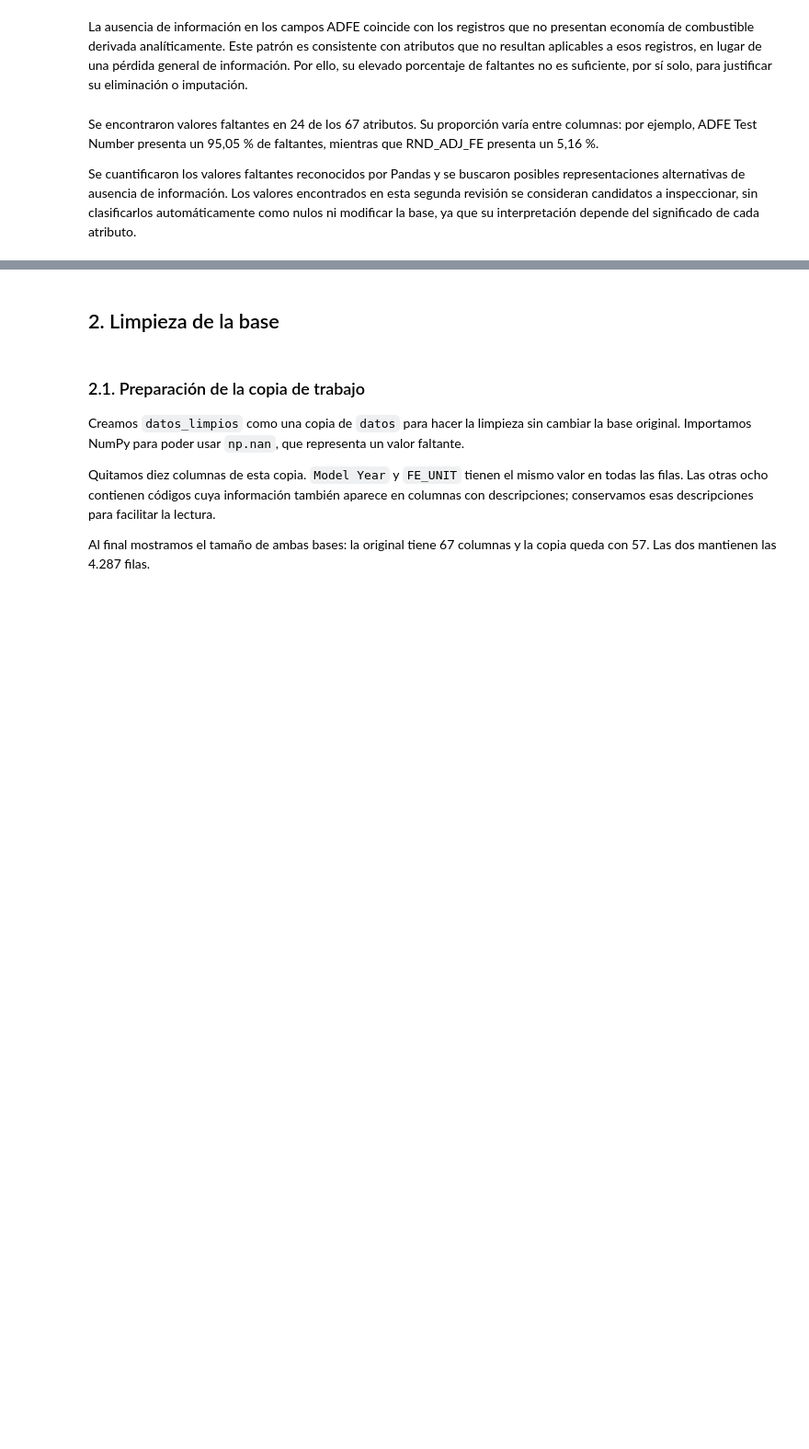
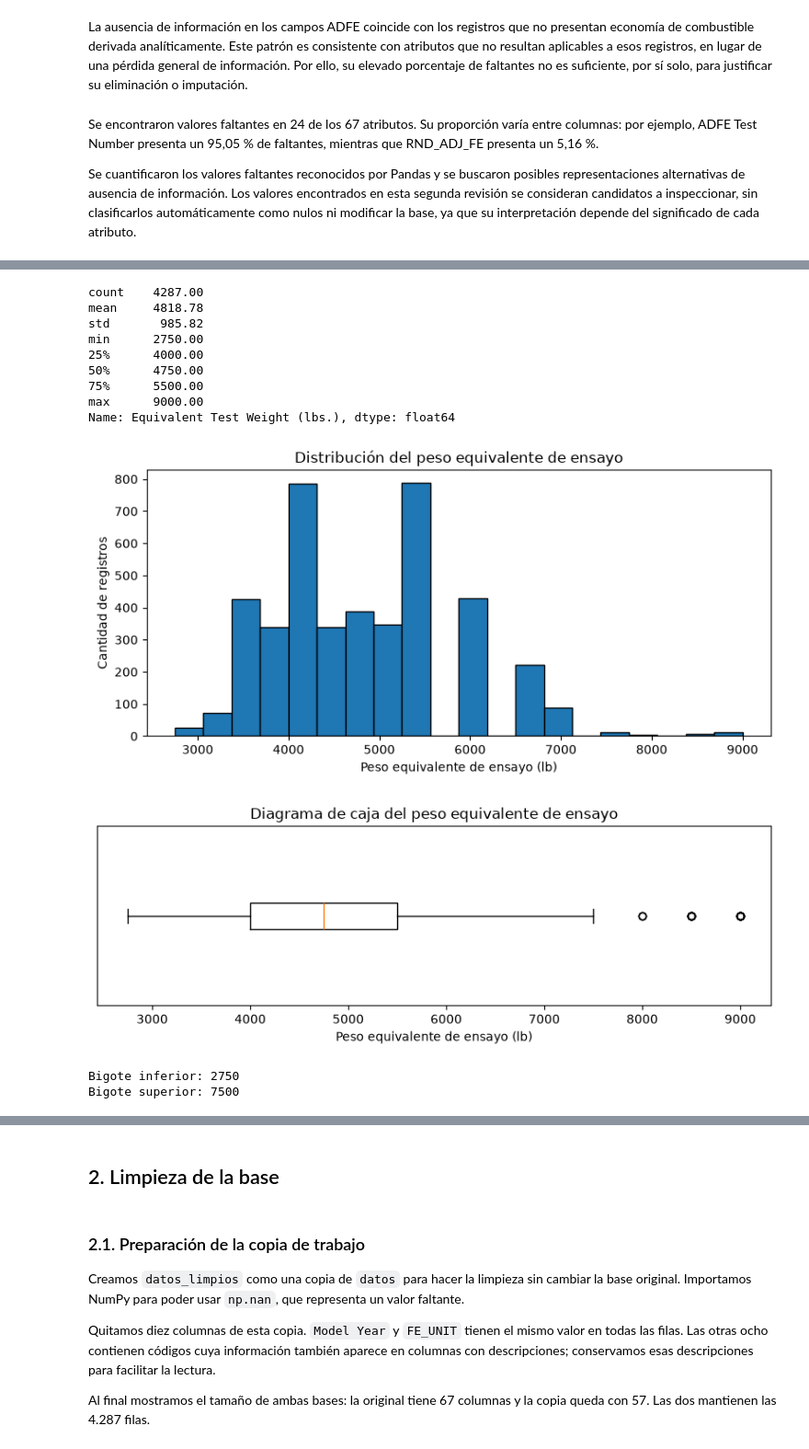
Before and after one commit to rodrigo1git/TPE-Fundamentos-de-Ciencia-de-Datos, a Jupyter notebook: TPE.ipynb, the cells around one changed output, grey strips where cells are left out. Shown at 92% size. Cells and saved outputs as stored; diff of their text form; code cells hidden in the pictures; blank space fills up the shorter version.

```diff
--- a/TPE.ipynb
+++ b/TPE.ipynb
@@ -1268,0 +394,50 @@ No se reemplazaron valores ni se eliminaron filas o columnas de `datos`. La hip
+# %%
+peso = datos["Equivalent Test Weight (lbs.)"].dropna()
+
+display(peso.describe().round(2))
+
+plt.figure(figsize=(8, 4))
+plt.hist(peso, bins=20, edgecolor="black")
+plt.title("Distribución del peso equivalente de ensayo")
+plt.xlabel("Peso equivalente de ensayo (lb)")
+plt.ylabel("Cantidad de registros")
+plt.tight_layout()
+plt.show()
+
+plt.figure(figsize=(8, 3))
+plt.boxplot(peso, orientation="horizontal", whis=1.5)
+plt.title("Diagrama de caja del peso equivalente de ensayo")
+plt.xlabel("Peso equivalente de ensayo (lb)")
+plt.yticks([])
+plt.tight_layout()
+plt.show()
+
+columna = "Equivalent Test Weight (lbs.)"
+valores = datos[columna].dropna()
+
+q1 = valores.quantile(0.25)
+q3 = valores.quantile(0.75)
+iqr = q3 - q1
+
+limite_inferior = q1 - 1.5 * iqr
+limite_superior = q3 + 1.5 * iqr
+
+bigote_inferior = valores[valores >= limite_inferior].min()
+bigote_superior = valores[valores <= limite_superior].max()
+
+print("Bigote inferior:", bigote_inferior)
+print("Bigote superior:", bigote_superior)
+# %% [output]
+count    4287.00
+mean     4818.78
+std       985.82
+min      2750.00
+25%      4000.00
+50%      4750.00
+75%      5500.00
+max      9000.00
+Name: Equivalent Test Weight (lbs.), dtype: float64
+[figure, added]
+[figure, added]
+Bigote inferior: 2750
+Bigote superior: 7500
```
Also changed, not shown: parts of 115 cells of this notebook, 2 other files.
